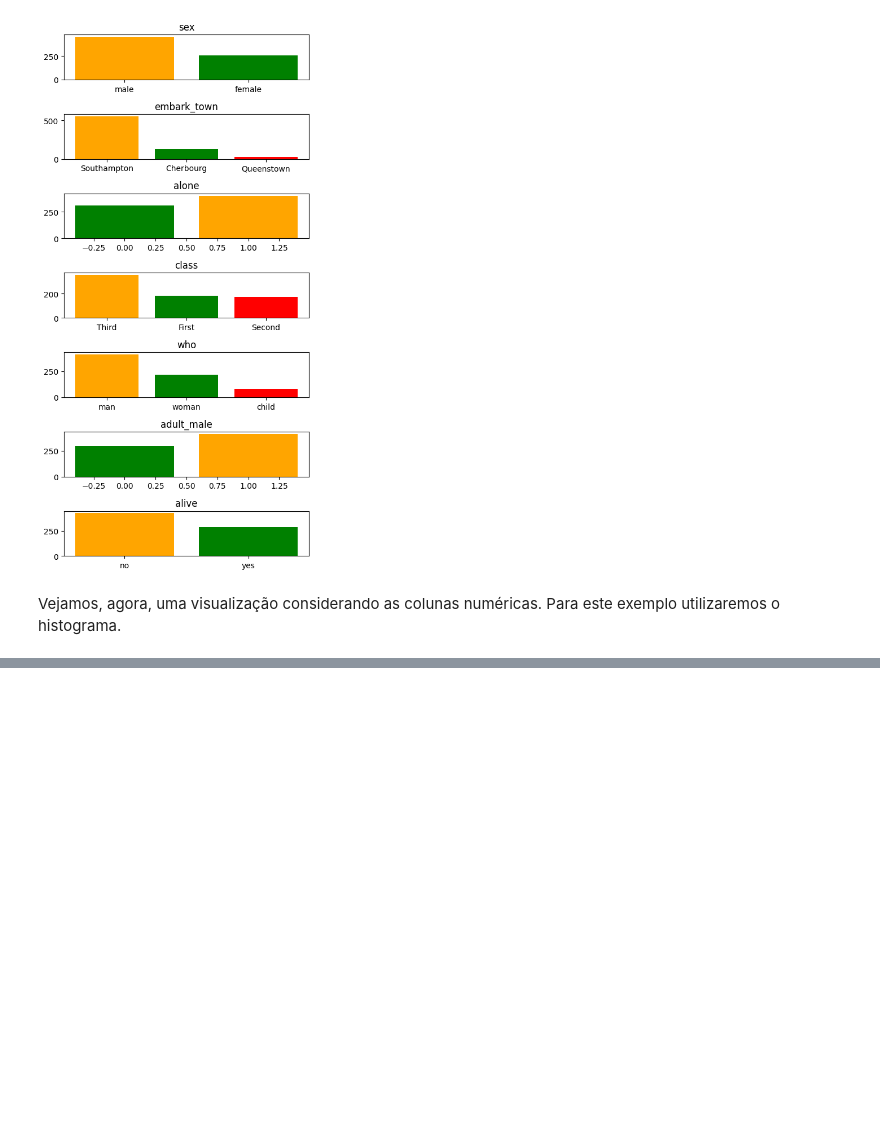
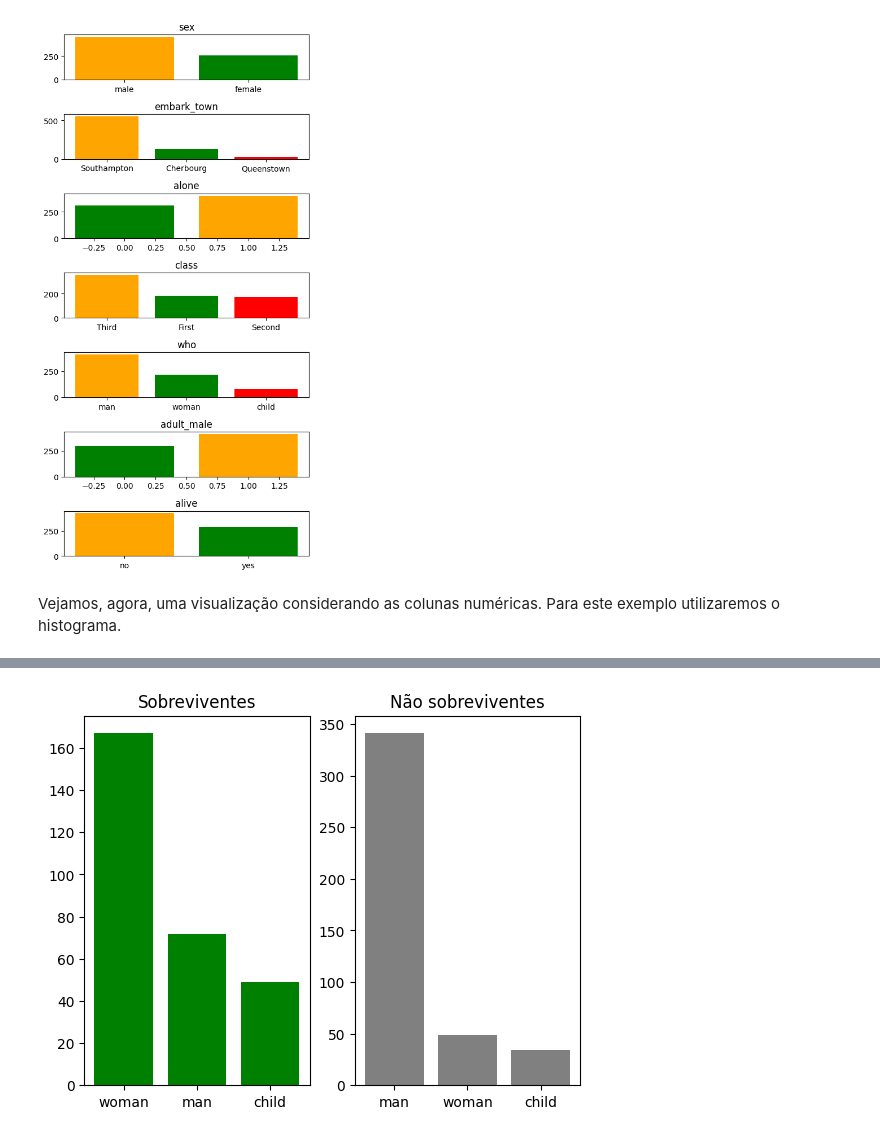
Before and after one commit to ifribeiro/aula_pandas, a Jupyter notebook: introducao_pandas.ipynb, the cells around one changed output, grey strips where cells are left out. Cells and saved outputs as stored; diff of their text form; code cells hidden in the pictures; blank space fills up the shorter version.

```diff
--- a/introducao_pandas.ipynb
+++ b/introducao_pandas.ipynb
@@ -296,0 +352,10 @@ A figura anterior mostra apenas uma visualização geral das colunas da tabela.
+# %%
+contagem_s = sobreviventes['who'].value_counts()
+contagem_ns = nao_sobreviventes['who'].value_counts()
+fig, ax = plt.subplots(ncols=2)
+ax[0].bar(contagem_s.index, contagem_s.values,color ='green')
+ax[0].set_title("Sobreviventes")
+ax[1].bar(contagem_ns.index, contagem_ns.values, color ='grey')
+ax[1].set_title("Não sobreviventes");
+# %% [output]
+[figure, added]
```
Also changed, not shown: parts of 26 cells of this notebook.
